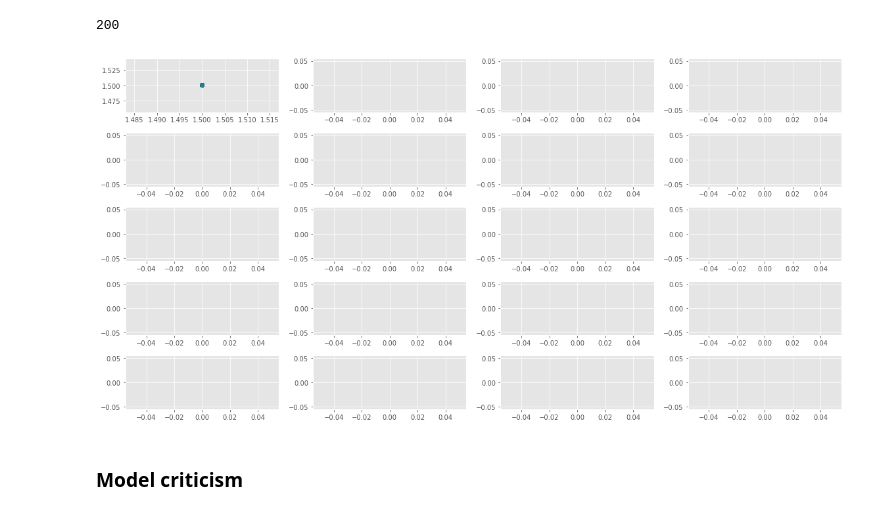
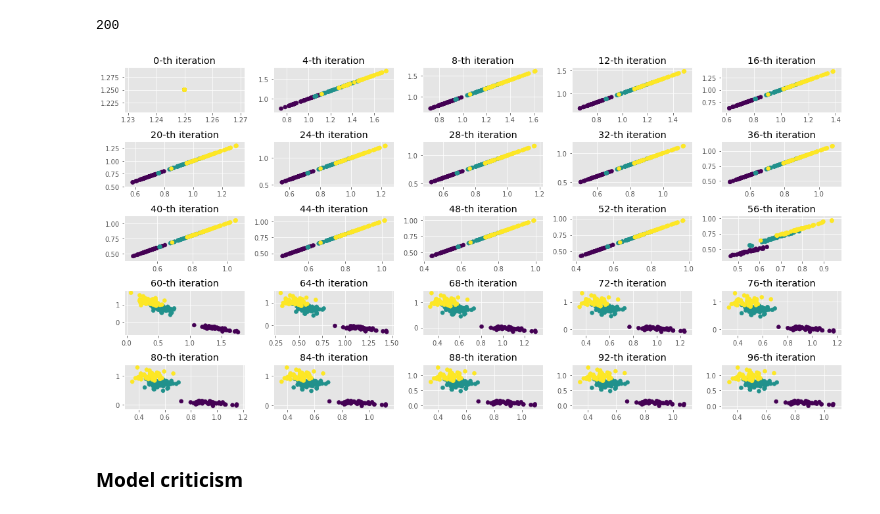
Before and after one commit to vu-minh/prob_dr, a Jupyter notebook: PPCA_MAP.ipynb, the cells around one changed output. Cells and saved outputs as stored; diff of their text form; code cells hidden in the pictures.

```diff
--- a/PPCA_MAP.ipynb
+++ b/PPCA_MAP.ipynb
@@ -160,7 +160,7 @@ def ppca_map(noise=0.5, std_w=1.0, num_epochs=1000, learning_rate=0.1):
 interactive(children=(FloatSlider(value=0.5, description='noise', max=2.0, min=1e-05), FloatSlider(value=1.0, …
 # %%
 losses, w_map, z_map, traceZ = train_map(
-    noise=1e-4,  std_w=1.0, num_epochs=2000, learning_rate=0.5)
+    noise=0.25,  std_w=1.0, num_epochs=2000, learning_rate=0.25)
 plt.plot(range(len(losses)), losses)
 # plt.savefig('./plots/loss_iris_zero_noise.png')
 plt.show()
@@ -180,18 +180,20 @@ print(len(traceZ))
 # %%
 # 150 traces
 n_rows = 5
-n_cols = 4
+n_cols = 5
 
-fig, axes = plt.subplots(5, 4, figsize=(16,8))
+fig, axes = plt.subplots(n_rows, n_cols, figsize=(16,8))
 ax = axes.ravel()
 
 for i, ax in enumerate(axes.ravel()):
-    z_map = traceZ[i*10]
+    it = i * 4
+    z_map = traceZ[it]
     ax.scatter(z_map[0, :], z_map[1, :], c=y_class)
+    ax.set_title('{}-th iteration'.format(it))
 
 plt.tight_layout()
 # %% [output]
-[figure, old version]
+[figure, new version]
 # %% [markdown]
 ### Model criticism
 # %%
```
Also changed, not shown: parts of 2 cells of this notebook, 9 other files.
